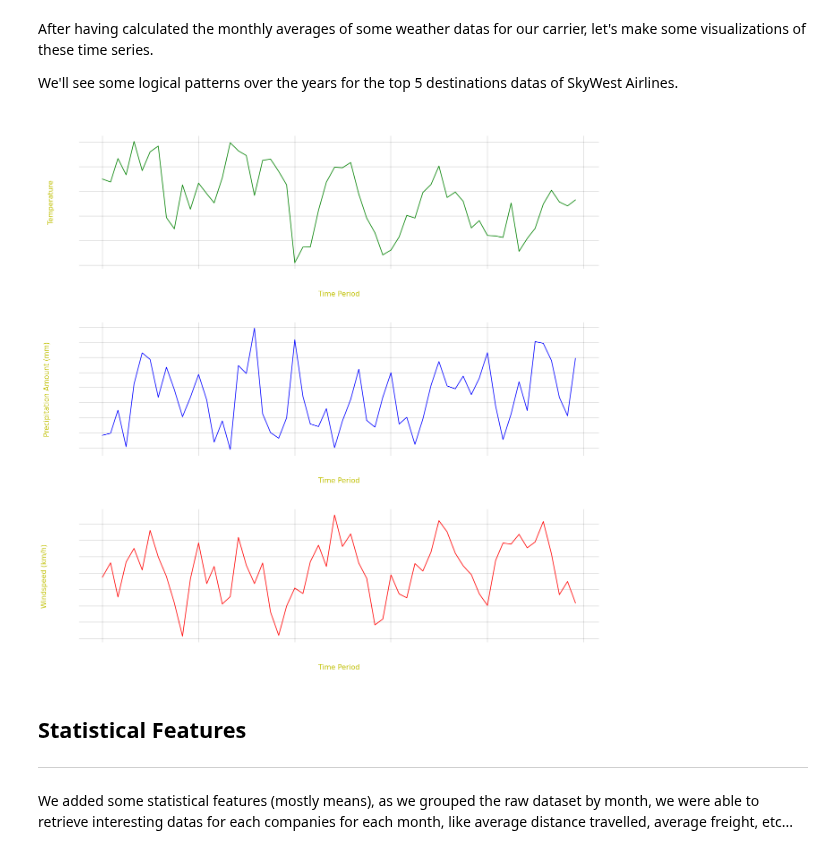
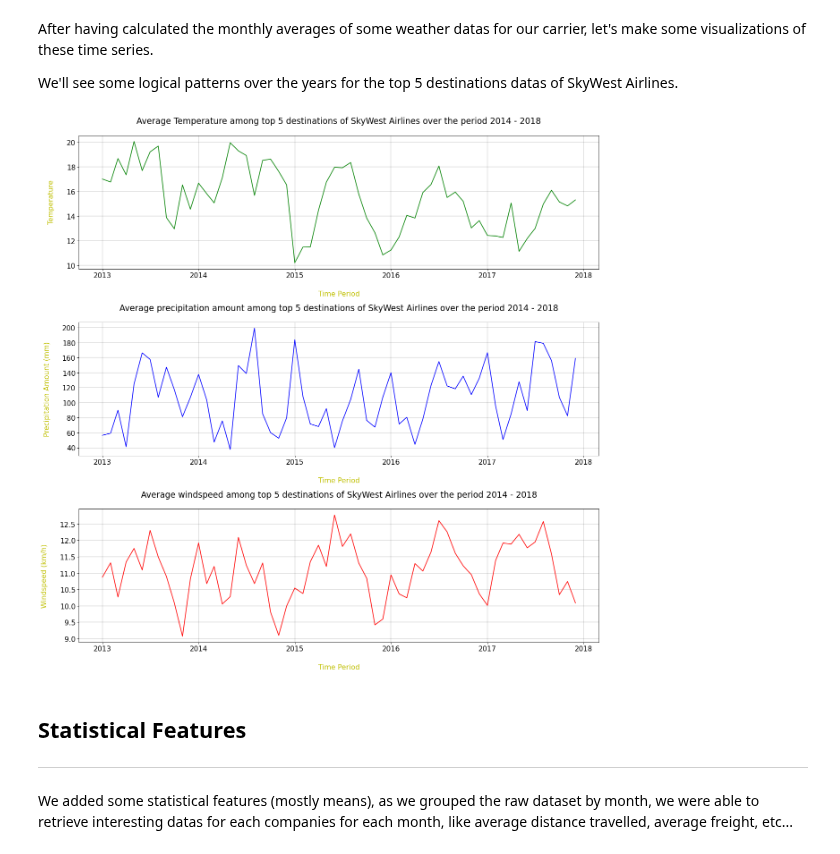
Before and after one commit to alexZajac/airlines_performance, a Jupyter notebook: airlines_performance.ipynb, the cells around one changed output. Drawn from its saved outputs; the diff is of its cells as text; code cells hidden in the pictures.

```diff
--- a/airlines_performance.ipynb
+++ b/airlines_performance.ipynb
@@ -274,12 +275,12 @@ CB91_Violet = '#661D98'
 CB91_Amber = '#F5B14C'
 color_list = [CB91_Blue, CB91_Pink, CB91_Green, CB91_Amber,
               CB91_Purple, CB91_Violet]
-params = {"ytick.color" : "w",
-          "xtick.color" : "w",
+params = {"ytick.color" : "black",
+          "xtick.color" : "black",
           'axes.labelsize' : 15,
-          "axes.labelcolor" : "w",
-          "axes.edgecolor" : "w",
-          "axes.titlecolor": "w",
+          "axes.labelcolor" : "black",
+          "axes.edgecolor" : "black",
+          "axes.titlecolor": "black",
           'figure.figsize': [20, 8],
           'axes.prop_cycle': plt.cycler(color=color_list),
           'figure.dpi' : 75,
@@ -530,12 +535,13 @@ distance_features_df.head()
 # %% [markdown]
 Same as before, let's have a look at the time series for the frequencies of distance groups of this carrier.
 # %%
-plt.figure()
-plt.grid(True, linewidth=0.2, color='black', linestyle='-')
-plt.plot(distance_features_df['DATE'], distance_features_df.iloc[:, 2:])
-plt.legend(distance_features_df.iloc[:, 2:].columns, fontsize = 15)
-plt.xlabel("Time Period", color = 'y', labelpad = 25)
-plt.ylabel("Frequency", color = 'y', labelpad = 25)
-plt.title("Frequency of flights by distance groups of Southwest Airlines over the period 2014 - 2018", pad = 25)
-plt.show()
+fig, ax = plt.subplots()
+ax.grid(True, linewidth=0.2, color='black', linestyle='-')
+ax.plot(distance_features_df['DATE'], distance_features_df.iloc[:, 2:])
+ax.legend(distance_features_df.iloc[:, 2:].columns, fontsize = 15)
+ax.set_xlabel("Time Period", color = 'y', labelpad = 25)
+ax.set_ylabel("Frequency", color = 'y', labelpad = 25)
+ax.set_title("Frequency of flights by distance groups of Southwest Airlines over the period 2014 - 2018", pad = 25)
+ax.patch.set_alpha(0)
+fig.show()
 # %% [output]
@@ -616,24 +622,23 @@ We'll see some logical patterns over the years for the top 5 destinations datas
 # %%
 fig, axs = plt.subplots(3, figsize=(20, 20))
 fig.subplots_adjust(hspace = 0.4)
-axs[0].grid(True, linewidth=0.2, color='black', linestyle='-')
+for ax in axs:
+  ax.patch.set_alpha(0)
+  ax.grid(True, linewidth=0.2, color='black', linestyle='-')
+  ax.set_xlabel("Time Period", color = 'y', labelpad = 25)
 axs[0].plot(df_tavg['DATE'], avg_tmp, 'g')
-axs[0].set_xlabel("Time Period", color = 'y', labelpad = 25)
 axs[0].set_ylabel("Temperature", color = 'y', labelpad = 25)
 axs[0].set_title("Average Temperature among top 5 destinations of SkyWest Airlines over the period 2014 - 2018", pad = 25)
-axs[1].grid(True, linewidth=0.2, color='black', linestyle='-')
+
 axs[1].plot(df_tavg['DATE'], avg_prcp, 'b')
-axs[1].set_xlabel("Time Period", color = 'y', labelpad = 25)
 axs[1].set_ylabel("Precipitation Amount (mm)", color = 'y', labelpad = 25)
 axs[1].set_title("Average precipitation amount among top 5 destinations of SkyWest Airlines over the period 2014 - 2018", pad = 25)
-axs[2].grid(True, linewidth=0.2, color='black', linestyle='-')
 axs[2].plot(df_tavg['DATE'], avg_wspd, 'r')
-axs[2].set_xlabel("Time Period", color = 'y', labelpad = 25)
 axs[2].set_ylabel("Windspeed (km/h)", color = 'y', labelpad = 25)
 axs[2].set_title("Average windspeed among top 5 destinations of SkyWest Airlines over the period 2014 - 2018", pad = 25)
 fig.show()
 # %% [output]
-[figure, old version]
+[figure, new version]
 # %% [markdown]
 ## Statistical Features <a name='stats'></a>
 ---
```
Also changed, not shown: parts of 19 cells of this notebook.
